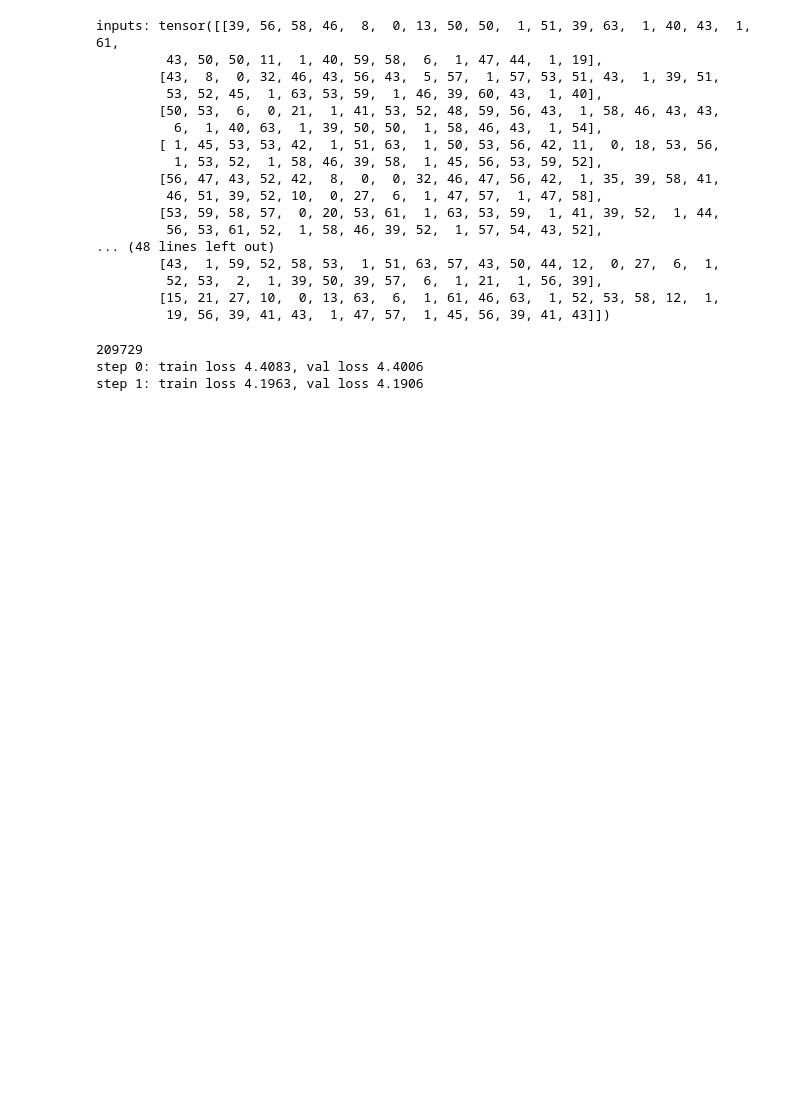
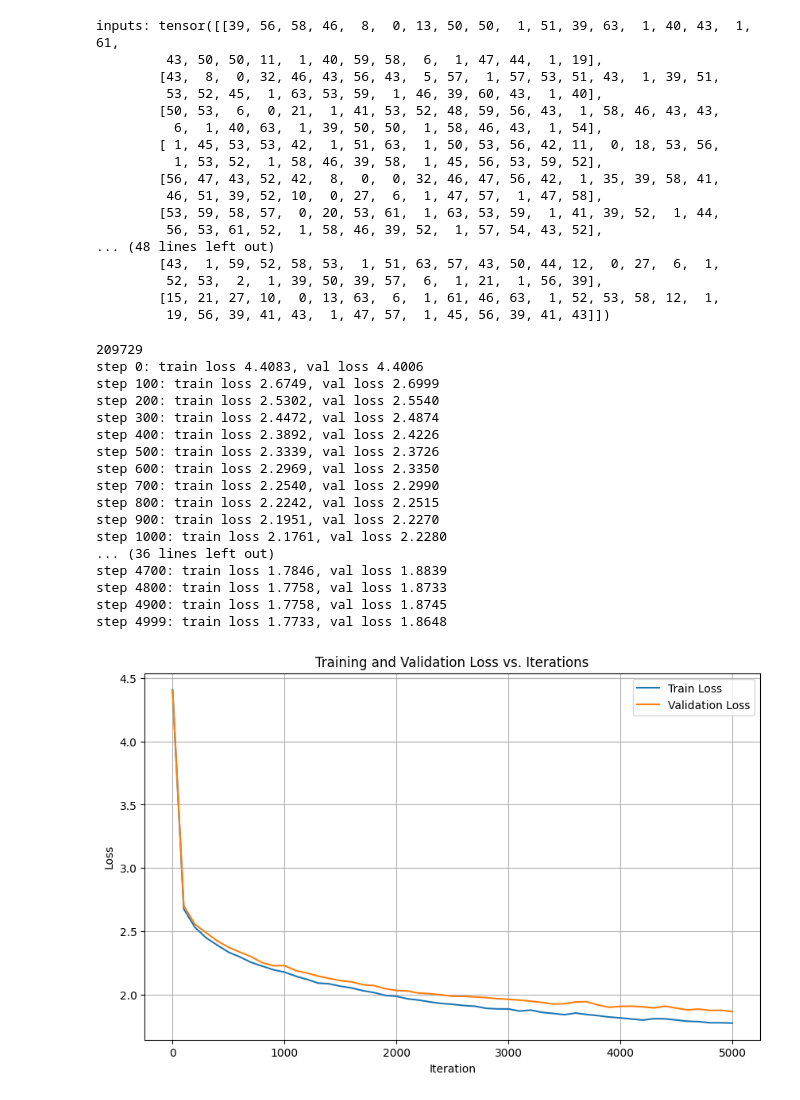
Before and after one commit to Adarsh78513/nn-dream, a Jupyter notebook: nn_dream_bigram.ipynb, the cells around one changed output. Drawn from its saved outputs; the diff is of its cells as text; code cells hidden in the pictures; blank space fills up the shorter version.

```diff
--- a/nn_dream_bigram.ipynb
+++ b/nn_dream_bigram.ipynb
@@ -239,37 +239,76 @@ def estimate_loss():
     model.train()
     return out
 # %%
+import matplotlib.pyplot as plt
 # hyperparameters
-max_iters = 2
+max_iters = 5000
 eval_interval = 100
 learning_rate = 1e-3
 eval_iters = 200
 n_embd = 64
 n_head = 4
 n_layer = 4
 dropout = 0.2
 
 model = LanguageModel()
 m = model.to(device)
 print(sum(p.numel() for p in m.parameters()))
 # create a PyTorch optimizer
 optimizer = torch.optim.AdamW(model.parameters(), lr=learning_rate)
 
+# Variables to store loss values and iterations
+train_losses = []
+val_losses = []
+iterations = []
+
 for iter in range(max_iters):
-    # every once in a while evaluate the loss on train and val sets
     if iter % eval_interval == 0 or iter == max_iters - 1:
         losses = estimate_loss()
-        print(f"step {iter}: train loss {losses['train']:.4f}, val loss {losses['val']:.4f}")
+        train_loss = losses['train']
+        val_loss = losses['val']
+
+        # Store losses and current iteration
+        train_losses.append(train_loss)
+        val_losses.append(val_loss)
+        iterations.append(iter)
+
+        print(f"step {iter}: train loss {train_loss:.4f}, val loss {val_loss:.4f}")
 
     # sample a batch of data
     xb, yb = get_batch('train')
 
     # make the forward and the backward pass and evaluate the loss
     logits, loss = model(xb, yb)
     optimizer.zero_grad(set_to_none=True)
     loss.backward()
     optimizer.step()
+
+# Plotting the losses
+plt.figure(figsize=(10, 6))
+plt.plot(iterations, train_losses, label='Train Loss')
+plt.plot(iterations, val_losses, label='Validation Loss')
+plt.xlabel('Iteration')
+plt.ylabel('Loss')
+plt.title('Training and Validation Loss vs. Iterations')
+plt.legend()
+plt.grid(True)
+plt.show()
 # %% [output]
 209729
 step 0: train loss 4.4083, val loss 4.4006
-step 1: train loss 4.1963, val loss 4.1906
+step 100: train loss 2.6749, val loss 2.6999
+step 200: train loss 2.5302, val loss 2.5540
+step 300: train loss 2.4472, val loss 2.4874
+step 400: train loss 2.3892, val loss 2.4226
+step 500: train loss 2.3339, val loss 2.3726
+step 600: train loss 2.2969, val loss 2.3350
+step 700: train loss 2.2540, val loss 2.2990
+step 800: train loss 2.2242, val loss 2.2515
+step 900: train loss 2.1951, val loss 2.2270
+step 1000: train loss 2.1761, val loss 2.2280
+... (36 lines left out)
+step 4700: train loss 1.7846, val loss 1.8839
+step 4800: train loss 1.7758, val loss 1.8733
+step 4900: train loss 1.7758, val loss 1.8745
+step 4999: train loss 1.7733, val loss 1.8648
+[figure, added]
```
Also changed, not shown: parts of 6 cells of this notebook, 1 other file.
